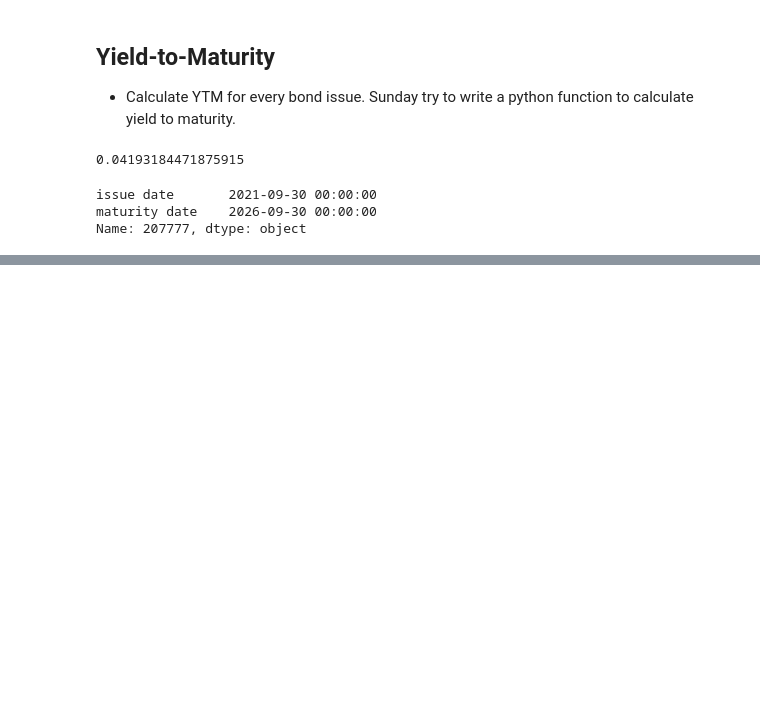
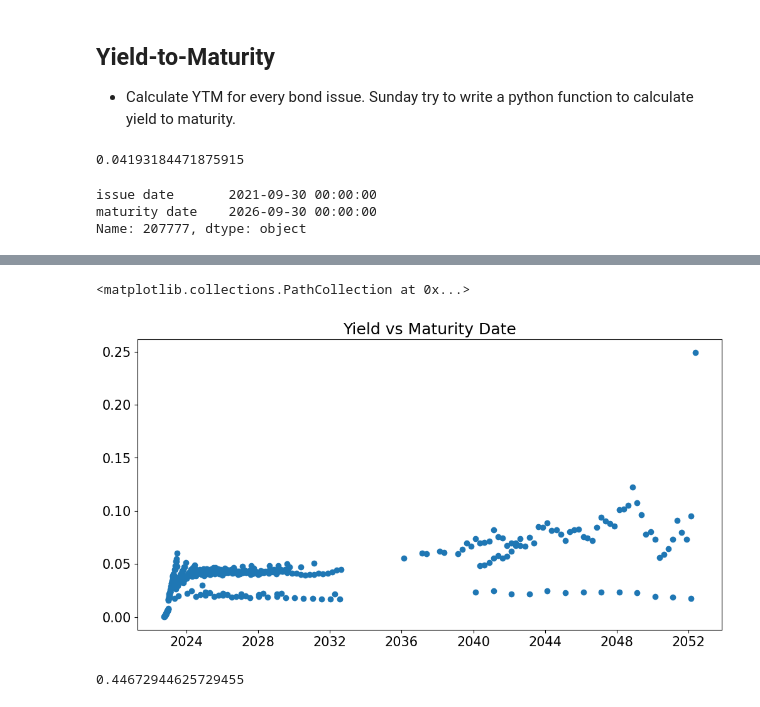
Before and after one commit to dcstein22/Fixed_Income, a Jupyter notebook: hw_1.ipynb, the cells around one changed output, grey strips where cells are left out. Cells and saved outputs as stored; diff of their text form; code cells hidden in the pictures; blank space fills up the shorter version.

Commit message:
updated yield

```diff
--- a/hw_1.ipynb
+++ b/hw_1.ipynb
@@ -164,0 +130,12 @@ filter_treasury_cashflows(cf, filter_CF_strict=False)
+# %%
+fig = plt.figure()
+ax = fig.add_subplot(1,1,1)
+ax.set_title('Yield vs Maturity Date')
+ax.scatter(treasury_metrics['maturity date'], treasury_metrics['YLD'])
+# %% [output]
+<matplotlib.collections.PathCollection at 0x...>
+[figure, added]
+# %%
+treasury_metrics['YLD'].corr(treasury_metrics['ytm'])
+# %% [output]
+0.44672944625729455
```
Also changed, not shown: parts of 5 cells of this notebook.
